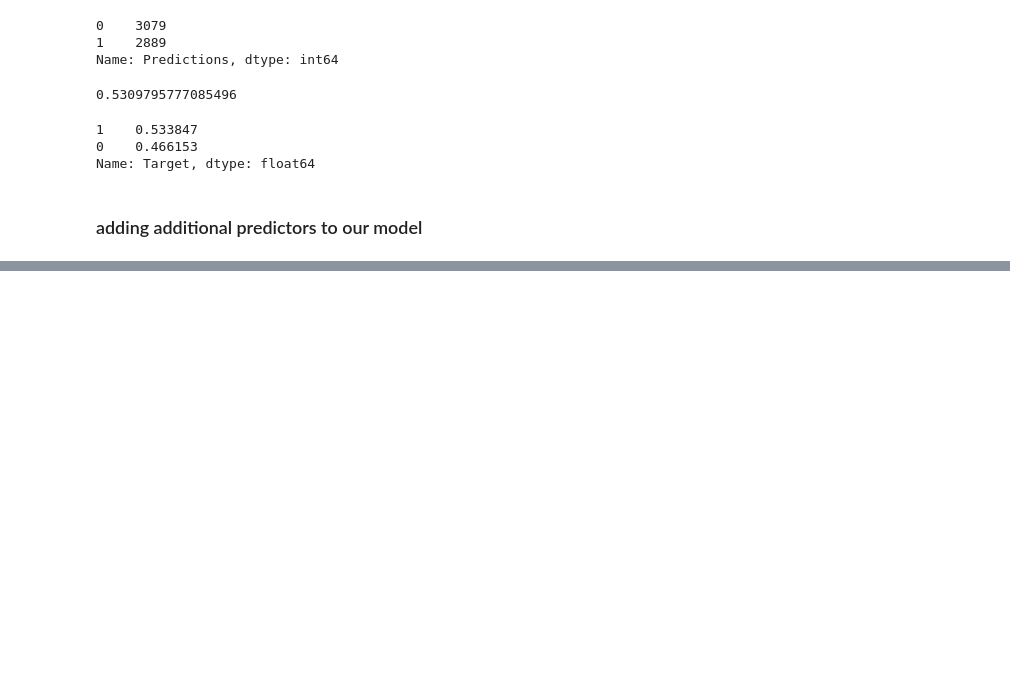
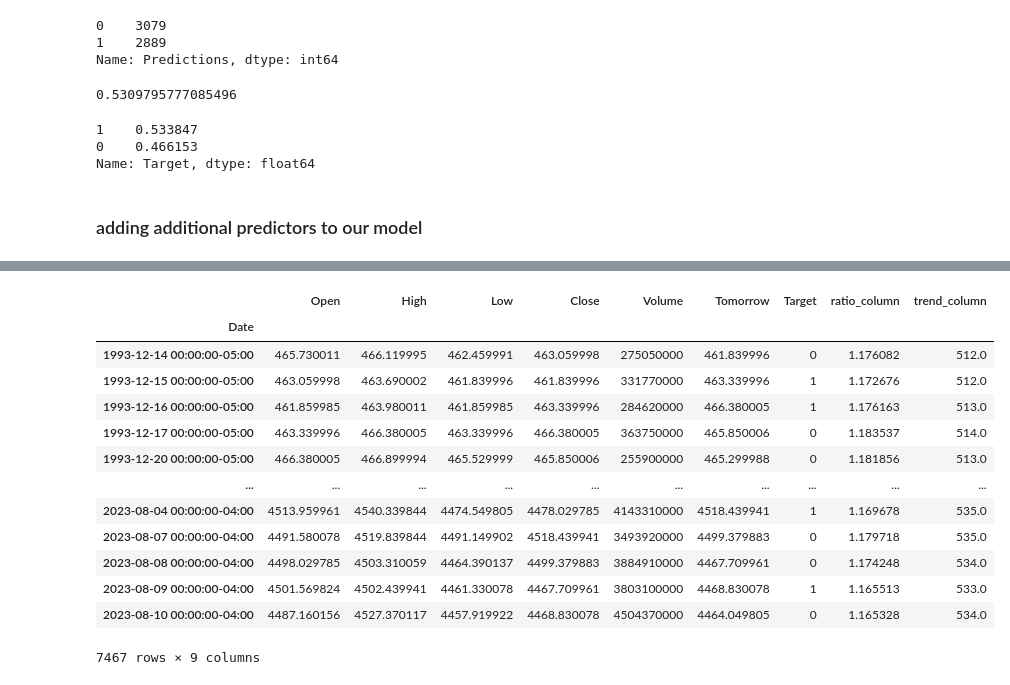
Before and after one commit to AjaySinghMehta/StockPrediction_using_yahoo_finance_sp500, a Jupyter notebook: main.ipynb, the cells around one changed output, grey strips where cells are left out. Cells and saved outputs as stored; diff of their text form; code cells hidden in the pictures; blank space fills up the shorter version.

```diff
--- a/main.ipynb
+++ b/main.ipynb
@@ -189,0 +223,19 @@ Name: Target, dtype: float64
+# %%
+#droping the NaN data as it is of no use
+df = df.dropna()
+df
+# %% [output]
+|  | Open | High | Low | Close | Volume | Tomorrow | Target | ratio_column | trend_column |
+| Date |  |  |  |  |  |  |  |  |  |
+| 1993-12-14 00:00:00-05:00 | 465.730011 | 466.119995 | 462.459991 | 463.059998 | 275050000 | 461.839996 | 0 | 1.176082 | 512.0 |
+| 1993-12-15 00:00:00-05:00 | 463.059998 | 463.690002 | 461.839996 | 461.839996 | 331770000 | 463.339996 | 1 | 1.172676 | 512.0 |
+| 1993-12-16 00:00:00-05:00 | 461.859985 | 463.980011 | 461.859985 | 463.339996 | 284620000 | 466.380005 | 1 | 1.176163 | 513.0 |
+| 1993-12-17 00:00:00-05:00 | 463.339996 | 466.380005 | 463.339996 | 466.380005 | 363750000 | 465.850006 | 0 | 1.183537 | 514.0 |
+| 1993-12-20 00:00:00-05:00 | 466.380005 | 466.899994 | 465.529999 | 465.850006 | 255900000 | 465.299988 | 0 | 1.181856 | 513.0 |
+| ... | ... | ... | ... | ... | ... | ... | ... | ... | ... |
+| 2023-08-04 00:00:00-04:00 | 4513.959961 | 4540.339844 | 4474.549805 | 4478.029785 | 4143310000 | 4518.439941 | 1 | 1.169678 | 535.0 |
+| 2023-08-07 00:00:00-04:00 | 4491.580078 | 4519.839844 | 4491.149902 | 4518.439941 | 3493920000 | 4499.379883 | 0 | 1.179718 | 535.0 |
+| 2023-08-08 00:00:00-04:00 | 4498.029785 | 4503.310059 | 4464.390137 | 4499.379883 | 3884910000 | 4467.709961 | 0 | 1.174248 | 534.0 |
+| 2023-08-09 00:00:00-04:00 | 4501.569824 | 4502.439941 | 4461.330078 | 4467.709961 | 3803100000 | 4468.830078 | 1 | 1.165513 | 533.0 |
+| 2023-08-10 00:00:00-04:00 | 4487.160156 | 4527.370117 | 4457.919922 | 4468.830078 | 4504370000 | 4464.049805 | 0 | 1.165328 | 534.0 |
+7467 rows × 9 columns
```
Also changed, not shown: parts of 2 cells of this notebook.
